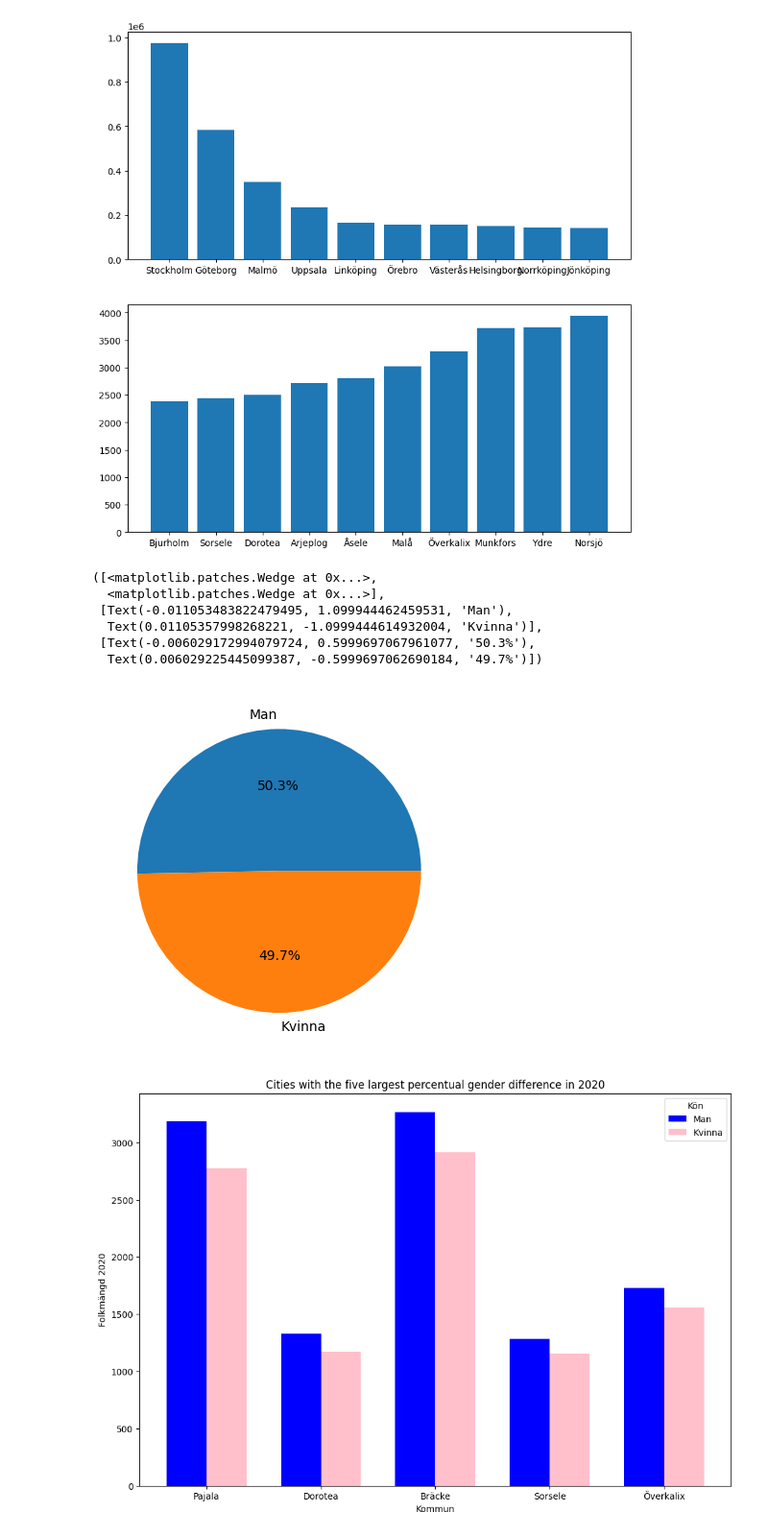
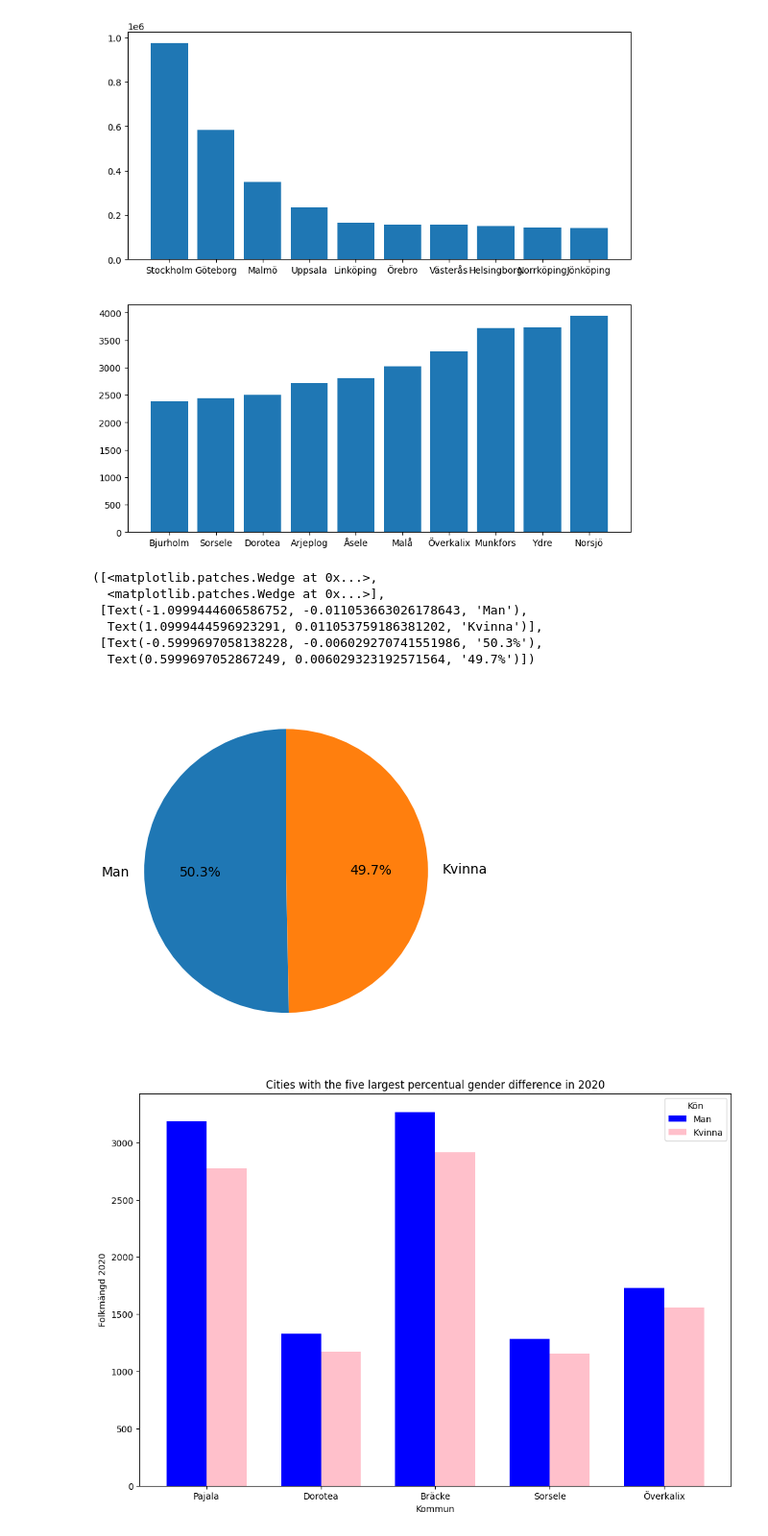
Before and after one commit to MrEcE0046/AI-ML-Grundkunskaper, a Jupyter notebook: Databehandling/Exercise/E00_pandas_basic_syntax.ipynb, the cells around one changed output. Shown: that part at 96% size. Saved outputs shown, nothing was run; the diff lists cells and outputs as text; code cells hidden in the pictures.

```diff
--- a/Databehandling/Exercise/E00_pandas_basic_syntax.ipynb
+++ b/Databehandling/Exercise/E00_pandas_basic_syntax.ipynb
@@ -449,20 +449,20 @@ ax[1].bar(bottom10.index, bottom10["Total pop 2020"])
 # %%
 # F Create a pie chart showing the total male and female population in Sweden 2020.
 
 df = merge_all
 total_male_pop = man["Folkmängd 2020"].sum()
 total_female_pop = kvinna["Folkmängd 2020"].sum()
 total_pop = [total_male_pop, total_female_pop]
 labels = ["Man", "Kvinna"]
-plt.pie(total_pop, labels=labels, autopct= "%1.1f%%")
+plt.pie(total_pop, labels=labels, autopct= "%1.1f%%", startangle= 90)
 # %% [output]
 ([<matplotlib.patches.Wedge at 0x...>,
   <matplotlib.patches.Wedge at 0x...>],
- [Text(-0.011053483822479495, 1.099944462459531, 'Man'),
-  Text(0.01105357998268221, -1.0999444614932004, 'Kvinna')],
- [Text(-0.006029172994079724, 0.5999697067961077, '50.3%'),
-  Text(0.006029225445099387, -0.5999697062690184, '49.7%')])
+ [Text(-1.0999444606586752, -0.011053663026178643, 'Man'),
+  Text(1.0999444596923291, 0.011053759186381202, 'Kvinna')],
+ [Text(-0.5999697058138228, -0.006029270741551986, '50.3%'),
+  Text(0.5999697052867249, 0.006029323192571564, '49.7%')])
-[figure, old version]
+[figure, new version]
 # %%
 # G Create a barplot showing the cities with the five largest percentual gender difference in 2020.
 
```
Also changed, not shown: 3 other files.
